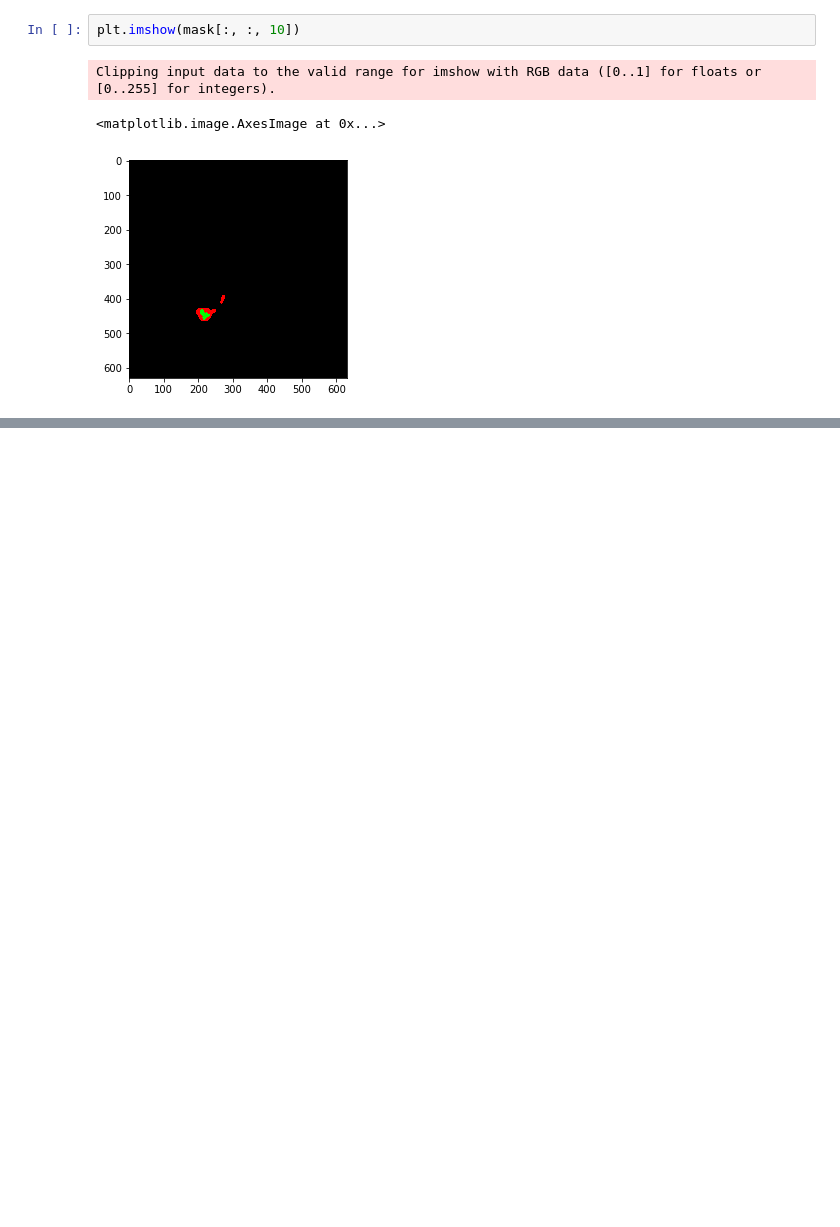
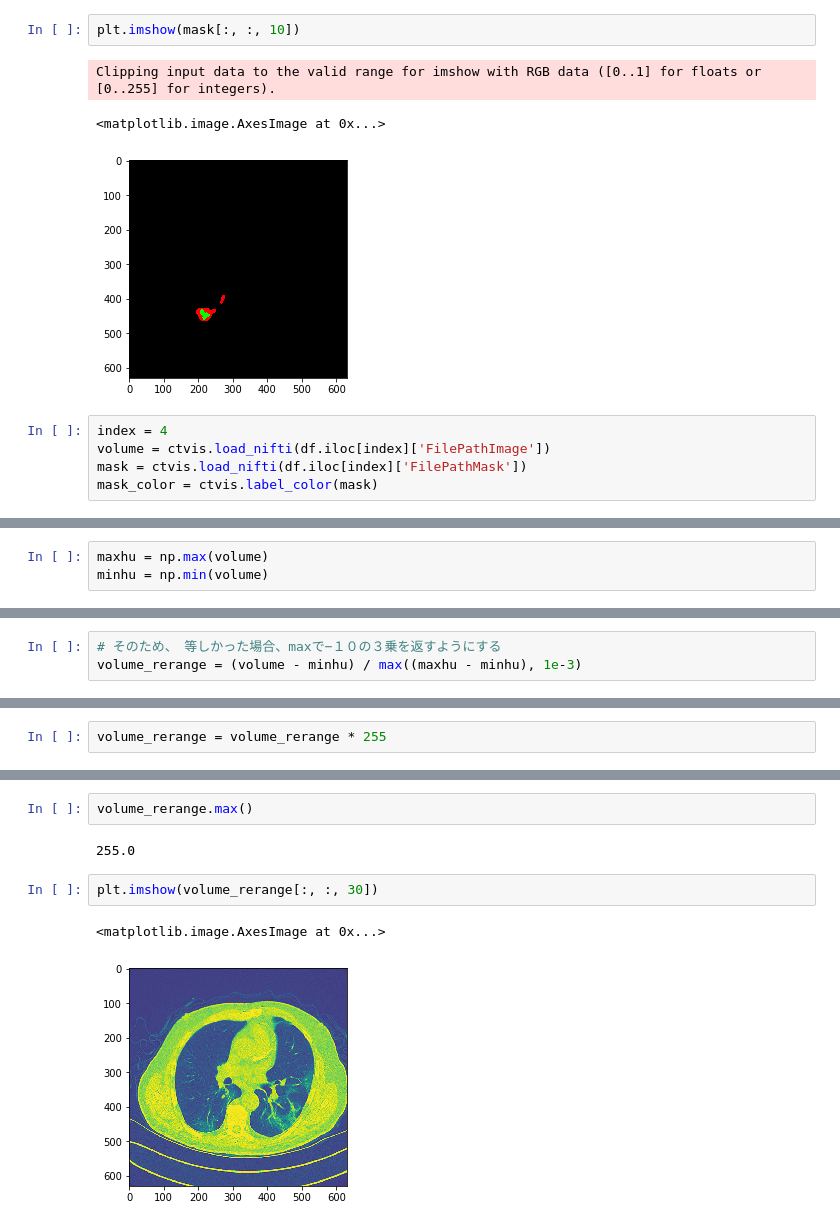
Before and after one commit to jsmack/learn, a Jupyter notebook: language/python/udemy/kame-python/work/74_2.ipynb, the cells around one changed output, grey strips where cells are left out. Drawn from its saved outputs; the diff is of its cells as text; blank space fills up the shorter version.

```diff
--- a/language/python/udemy/kame-python/work/74_2.ipynb
+++ b/language/python/udemy/kame-python/work/74_2.ipynb
@@ -306,3 +306,8 @@ plt.imshow(mask[:, :, 10])
 Clipping input data to the valid range for imshow with RGB data ([0..1] for floats or [0..255] for integers).
 <matplotlib.image.AxesImage at 0x...>
 [figure]
+# %%
+index = 4
+volume = ctvis.load_nifti(df.iloc[index]['FilePathImage'])
+mask = ctvis.load_nifti(df.iloc[index]['FilePathMask'])
+mask_color = ctvis.label_color(mask)
@@ -308,0 +338,3 @@ Clipping input data to the valid range for imshow with RGB data ([0..1] for floa
+# %%
+maxhu = np.max(volume)
+minhu = np.min(volume)
@@ -308,0 +414,3 @@ Clipping input data to the valid range for imshow with RGB data ([0..1] for floa
+# %%
+# そのため、　等しかった場合、maxで−１０の３乗を返すようにする
+volume_rerange = (volume - minhu) / max((maxhu - minhu), 1e-3)
@@ -308,0 +449,2 @@ Clipping input data to the valid range for imshow with RGB data ([0..1] for floa
+# %%
+volume_rerange = volume_rerange * 255
@@ -308,0 +471,9 @@ Clipping input data to the valid range for imshow with RGB data ([0..1] for floa
+# %%
+volume_rerange.max()
+# %% [output]
+255.0
+# %%
+plt.imshow(volume_rerange[:, :, 30])
+# %% [output]
+<matplotlib.image.AxesImage at 0x...>
+[figure, added]
```
Also changed, not shown: parts of 19 cells of this notebook, 3 other files.
